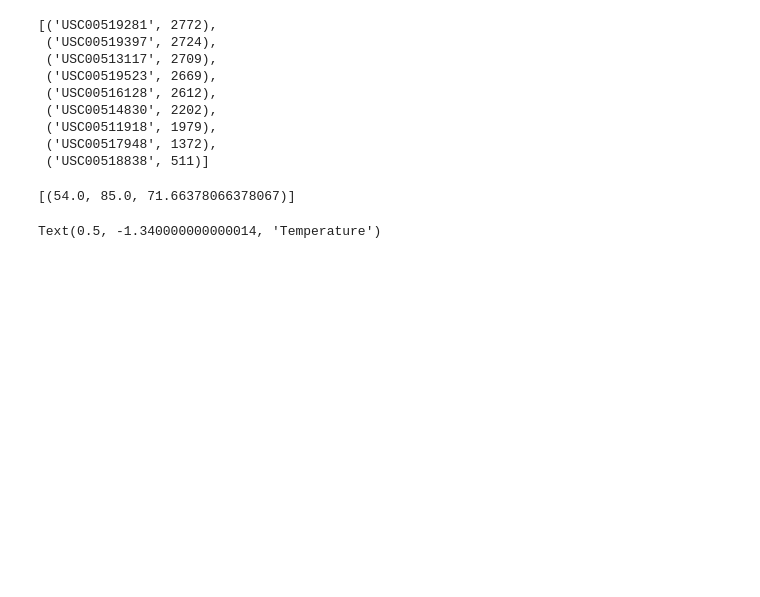
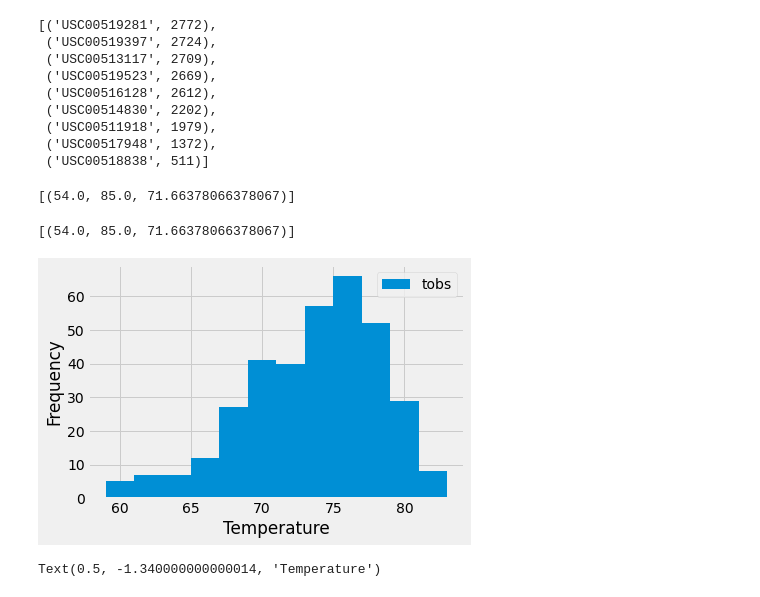
Before and after one commit to danelle1126/sqlalchemy-challenge, a Jupyter notebook: climate_starter.ipynb, the cells around one changed output. Drawn from its saved outputs; the diff is of its cells as text; code cells hidden in the pictures; blank space fills up the shorter version.

```diff
--- a/climate_starter.ipynb
+++ b/climate_starter.ipynb
@@ -131,10 +148,26 @@ df2.describe()
  ('USC00511918', 1979),
  ('USC00517948', 1372),
  ('USC00518838', 511)]
+# %%
+session.query(func.min(Measurement.tobs),func.max(Measurement.tobs),func.avg(Measurement.tobs)).\
+    filter(Measurement.station == 'USC00519281').all()
+# %% [output]
+[(54.0, 85.0, 71.66378066378067)]
 # %%
 # Using the most active station id from the previous query, calculate the lowest, highest, and average temperature.
 # %% [output]
 [(54.0, 85.0, 71.66378066378067)]
+# %%
+tobsLY = session.query(Measurement.tobs).filter(Measurement.date > dt.date(2016,8,23)).\
+    filter(Measurement.station == 'USC00519281').all()
+df3 = pd.DataFrame(tobsLY,columns=['tobs'])
+plt.hist(df3,bins=12)
+plt.xlabel("Temperature")
+plt.ylabel("Frequency")
+plt.legend(loc=1, labels=['tobs'])
+plt.show()
+# %% [output]
+[figure, added]
 # %%
 # Using the most active station id
 # Query the last 12 months of temperature observation data for this station and plot the results as a histogram
```
Also changed, not shown: parts of 2 cells of this notebook.
